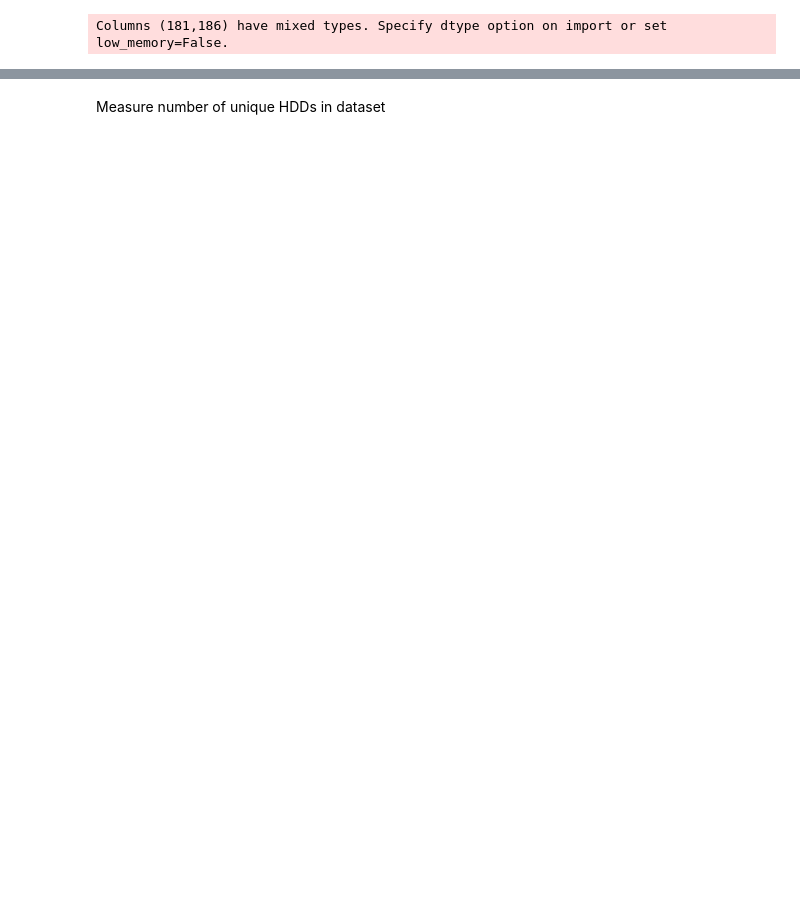
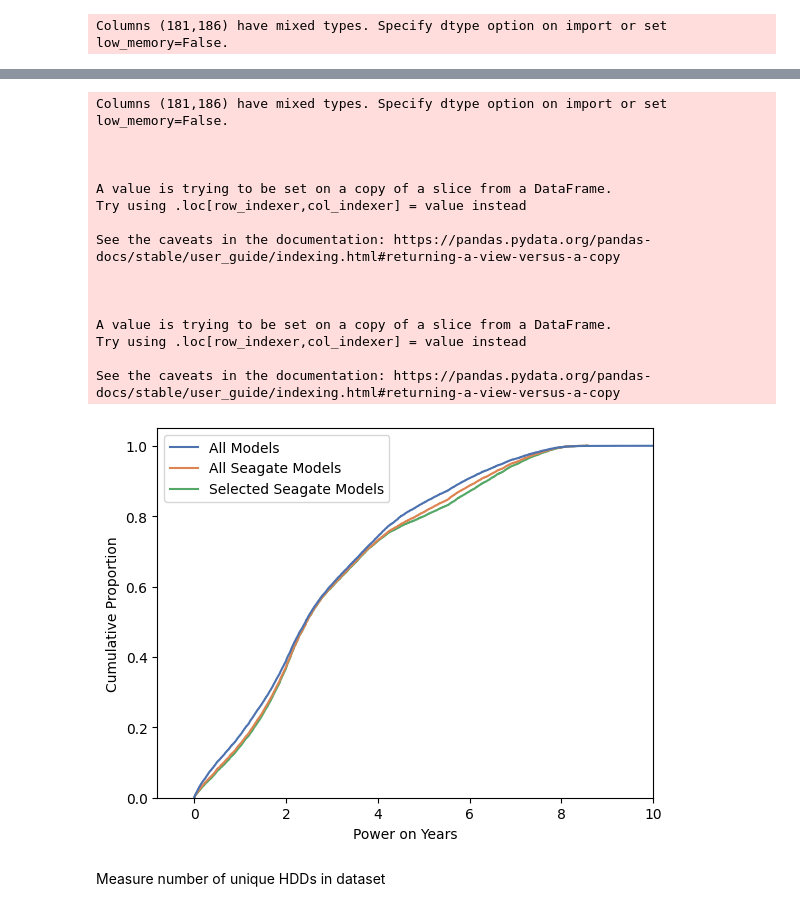
Before and after one commit to mclean-a/com748, a Jupyter notebook: src/data_exploration/analysis.ipynb, the cells around one changed output, grey strips where cells are left out. Cells and saved outputs as stored; diff of their text form; code cells hidden in the pictures; blank space fills up the shorter version.

```diff
--- a/src/data_exploration/analysis.ipynb
+++ b/src/data_exploration/analysis.ipynb
@@ -143,3 +186,38 @@ Columns (181,186) have mixed types. Specify dtype option on import or set low_me
+# %%
+df_failures_all = pd.read_csv('C:/com748/code/com748/data/analysis/smart_9/failures_all_manufacturers.csv')
+df_failures_all['smart_9_raw'] = df_failures_all['smart_9_raw']/8760
+df_failures_all['models'] = 'All Models'
+
+df_failures_seagate = df_failures_all[df_failures_all['manufacturer'] == 'seagate']
+df_failures_seagate['models'] = 'All Seagate Models'
+
+df_failures_selected_models = df_failures_all[df_failures_all['model'].isin(['ST4000DM000', 'ST12000NM0007', 'ST8000NM0055', 'ST3000DM001', 'ST12000NM0008', 'ST8000DM002', 'ST14000NM001G'])]
+df_failures_selected_models['models'] = 'Selected Seagate Models'
+
+df_failures_ecdf = pd.concat([df_failures_all, df_failures_seagate, df_failures_selected_models], axis=0)
+
+ecdf_plot = sns.ecdfplot(data=df_failures_ecdf, x='smart_9_raw', hue='models', palette='deep')
+ecdf_plot.set(xlabel='Power on Years', ylabel='Cumulative Proportion')
+ecdf_plot.set_xlim(right=10)
+ecdf_plot.set_ylim((0, 1.05))
+ecdf_plot.legend_.set_title(None)
+# %% [output]
+Columns (181,186) have mixed types. Specify dtype option on import or set low_memory=False.
+
+
+
+A value is trying to be set on a copy of a slice from a DataFrame.
+Try using .loc[row_indexer,col_indexer] = value instead
+
+See the caveats in the documentation: https://pandas.pydata.org/pandas-docs/stable/user_guide/indexing.html#returning-a-view-versus-a-copy
+
+
+
+A value is trying to be set on a copy of a slice from a DataFrame.
+Try using .loc[row_indexer,col_indexer] = value instead
+
+See the caveats in the documentation: https://pandas.pydata.org/pandas-docs/stable/user_guide/indexing.html#returning-a-view-versus-a-copy
+[figure, added]
 # %% [markdown]
 Measure number of unique HDDs in dataset
 # %%
```
Also changed, not shown: parts of 17 cells of this notebook, 3 other files.
